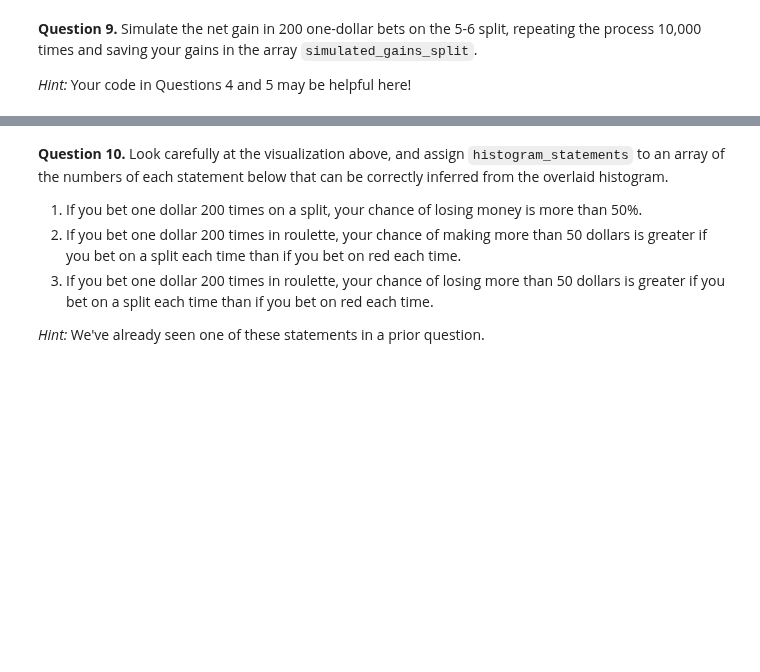
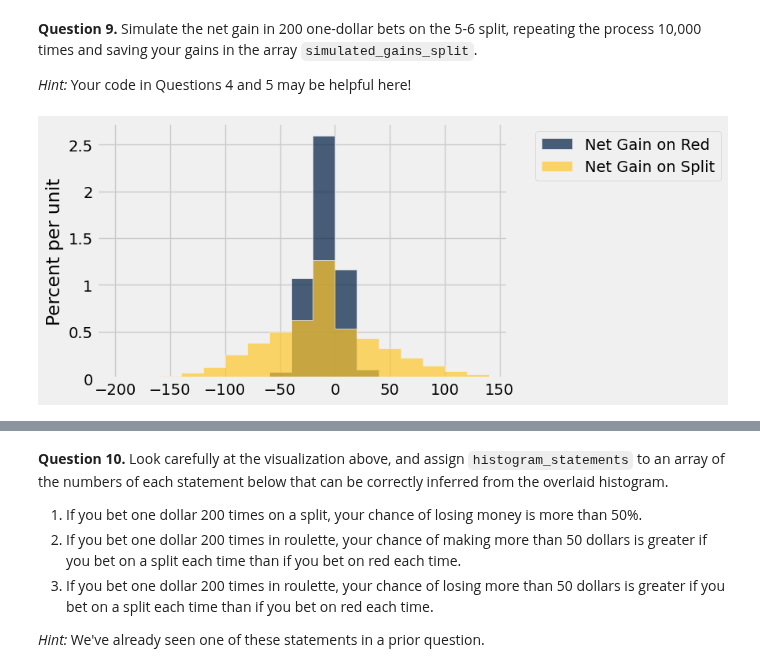
Before and after one commit to elliebeiser/introdata1350, a Jupyter notebook: hw06/hw06.ipynb, the cells around one changed output, grey strips where cells are left out. Cells and saved outputs as stored; diff of their text form; code cells hidden in the pictures; blank space fills up the shorter version.

```diff
--- a/hw06/hw06.ipynb
+++ b/hw06/hw06.ipynb
@@ -199,8 +199,13 @@ If betting on red doesn't seem like a good idea, maybe a gambler might want to t
 **Question 7.** Define a function `dollar_bet_on_split` that takes a pocket number and returns your gain in dollars if that pocket won and you had bet one dollar on the 5-6 split.
 
 *Hint:* Remember that the pockets are represented as strings.
-# %%
-def dollar_bet_on_split(...):
-    ...
+# %%
+def dollar_bet_on_split(pocket):
+    if pocket == "5":
+        return 17
+    elif pocket == "6":
+        return 17
+    else:
+        return -1
 # %%
 grader.check("q1_7")
@@ -214,6 +226,5 @@ print(dollar_bet_on_split('23'))
 # %% [markdown]
 **Question 8.** Add a column `Winnings: Split` to the `wheel` table. For each pocket, the column should contain your gain in dollars if that pocket won and you had bet one dollar on the 5-6 split.
 # %%
-split_winnings = ...
-wheel = ...
+wheel = wheel.with_column('Winnings: Split', wheel.apply(dollar_bet_on_split, 'Pocket'))
 wheel.show(5) # Do not change this line.
@@ -224,12 +245,20 @@ grader.check("q1_8")
 
 *Hint:* Your code in Questions 4 and 5 may be helpful here!
 # %%
-simulated_gains_split = ...
+def net_gain_split(num_bets):
+    bets = wheel.sample(num_bets)
+    return np.sum(bets.column('Winnings: Split'))
 
-...
+simulated_gains_split = make_array()
+
+for x in np.arange(repetitions):
+    net_gain = net_gain_split(num_bets)
+    simulated_gains_split = np.append(simulated_gains_split, net_gain)
 
 # Do not change the two lines below
 gains = gains.with_columns('Net Gain on Split', simulated_gains_split)
 gains.hist(bins = np.arange(-200, 150, 20))
+# %% [output]
+[figure, added]
 # %%
 grader.check("q1_9")
```
Also changed, not shown: parts of 27 cells of this notebook, 3 other files.
